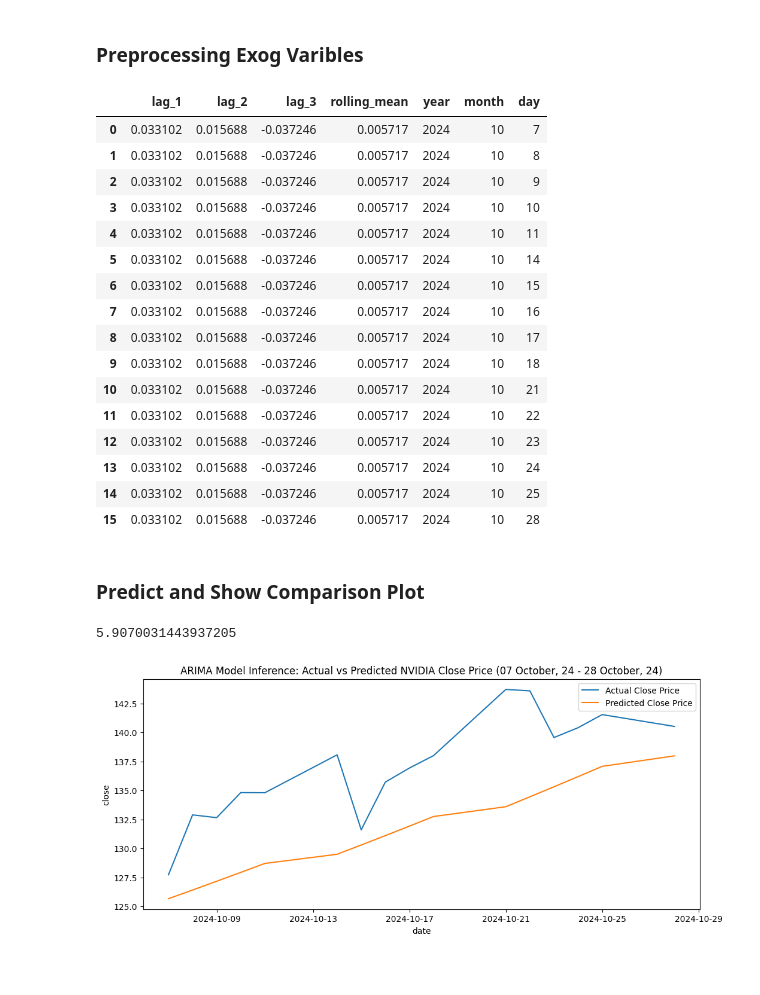
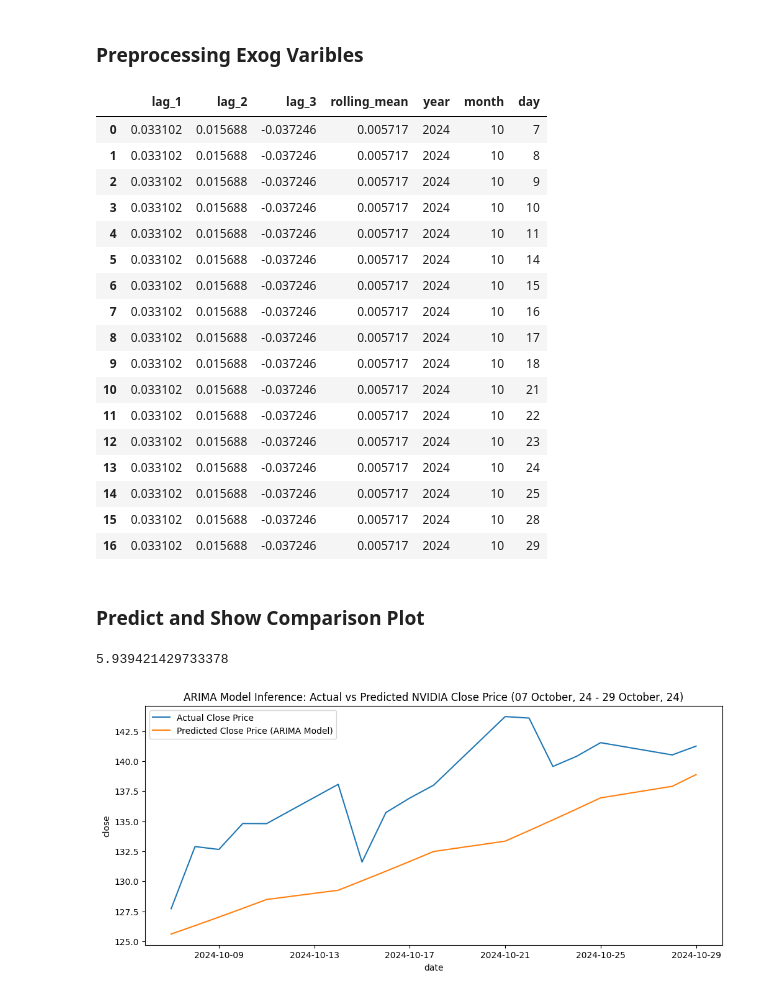
Before and after one commit to fadhilrezam/Time_Series_Forecasting_Stock_Market, a Jupyter notebook: notebooks/main.ipynb, the cells around one changed output. Saved outputs shown, nothing was run; the diff lists cells and outputs as text; code cells hidden in the pictures.

```diff
--- a/notebooks/main.ipynb
+++ b/notebooks/main.ipynb
@@ -316,7 +316,7 @@ df.set_index('date', inplace = True)
 # %% [markdown]
 #### Train Test Split Direct
 # %%
-n_rows = int(len(df)*0.9)
+n_rows = int(len(df)*0.8)
 df_train = df.iloc[:n_rows]
 df_test = df.iloc[n_rows:]
 
@@ -451,24 +493,30 @@ exog_future
 | 13 | 0.033102 | 0.015688 | -0.037246 | 0.005717 | 2024 | 10 | 24 |
 | 14 | 0.033102 | 0.015688 | -0.037246 | 0.005717 | 2024 | 10 | 25 |
 | 15 | 0.033102 | 0.015688 | -0.037246 | 0.005717 | 2024 | 10 | 28 |
+| 16 | 0.033102 | 0.015688 | -0.037246 | 0.005717 | 2024 | 10 | 29 |
 # %% [markdown]
 ### Predict and Show Comparison Plot
 # %%
 y_pred = model_arima.get_forecast(steps = len(df_inference), exog = exog_future).predicted_mean.values
+# y_pred_cv = model_arima_cv.get_forecast(steps = len(df_inference), exog = exog_future).predicted_mean.values
 
 df_future = pd.DataFrame({'close_pred':y_pred}, index = df_inference.index)
 df_future['close_pred_original'] = np.exp(df_future['close_pred'].cumsum() + df['close_log'].iloc[-1])
+# df_future['close_pred_original_cv'] = np.exp(df_future['close_pred_cv'].cumsum() + df['close_log'].iloc[-1])
 
 min_date = df_inference.index.min().strftime('%d %B, %y')
 max_date = df_inference.index.max().strftime('%d %B, %y')
 
 plt.figure(figsize = (12,5))
 plt.title(f'ARIMA Model Inference: Actual vs Predicted NVIDIA Close Price ({min_date} - {max_date})')
 sns.lineplot(x = df_inference.index, y = df_inference['close'], label = 'Actual Close Price')
-sns.lineplot(x = df_future.index, y = df_future['close_pred_original'], label = 'Predicted Close Price')
+sns.lineplot(x = df_future.index, y = df_future['close_pred_original'], label = 'Predicted Close Price (ARIMA Model)')
+# sns.lineplot(x = df_future.index, y = df_future['close_pred_original_cv'], label = 'Predicted Close Price (ARIMA Model with Cross Validation')
 plt.legend()
 rmse_future = root_mean_squared_error(df_inference['close'], df_future ['close_pred_original'])
+# rmse_future_cv = root_mean_squared_error(df_inference['close'], df_future ['close_pred_original_cv'])
 print(rmse_future)
+# print(rmse_future_cv)
 # %% [output]
-5.9070031443937205
+5.939421429733378
-[figure, old version]
+[figure, new version]
```
Also changed, not shown: parts of 11 cells of this notebook.
